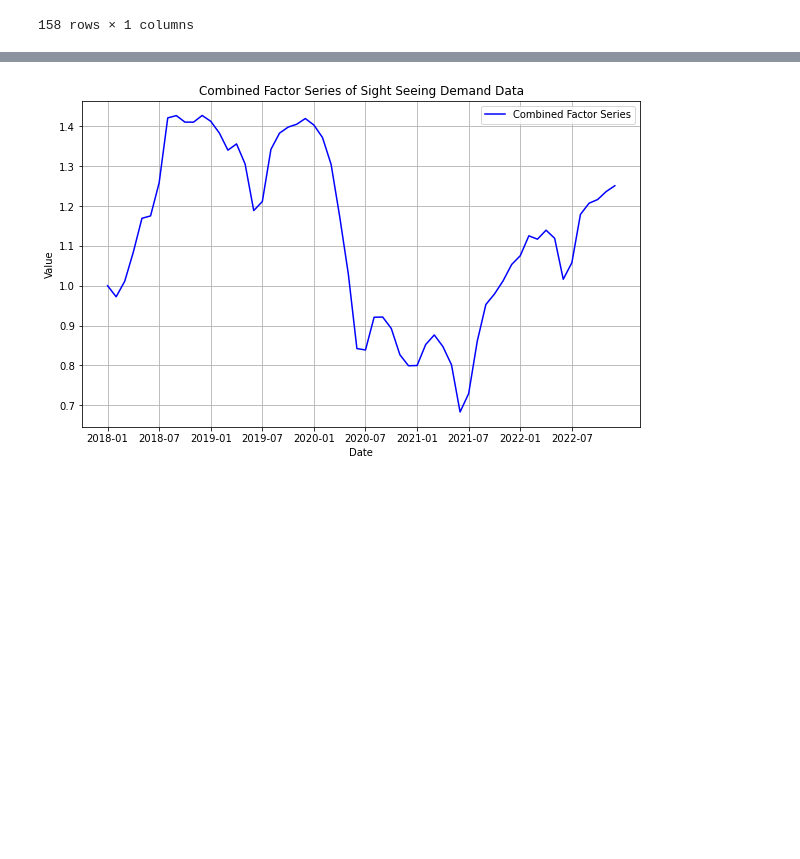
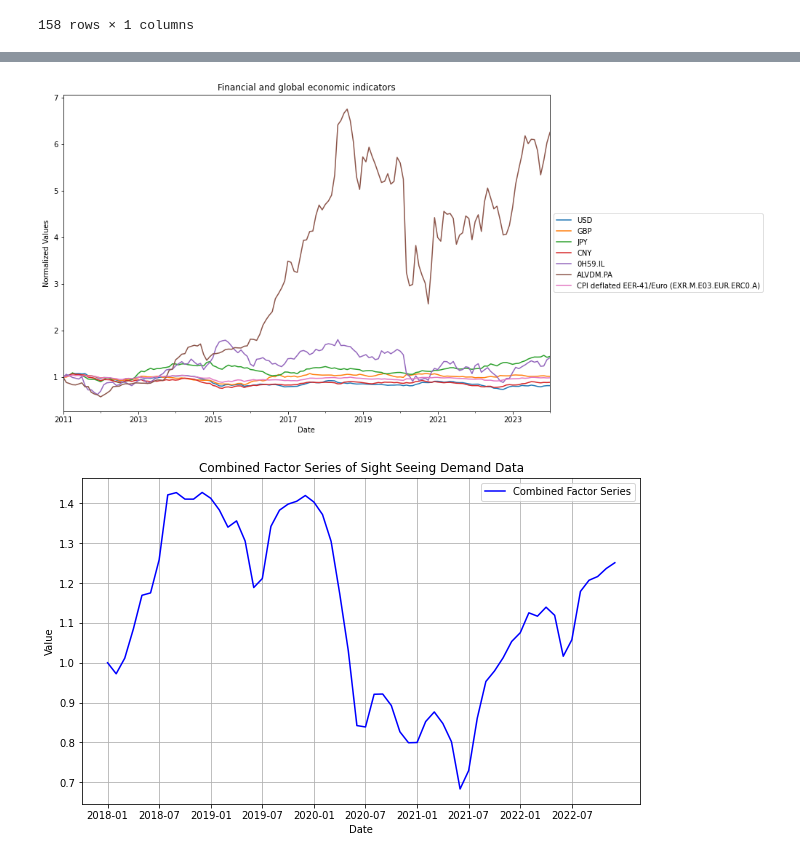
Before and after one commit to Laveine-v2/MODS206-DFM, a Jupyter notebook: Data_analysis.ipynb, the cells around one changed output, grey strips where cells are left out. Saved outputs shown, nothing was run; the diff lists cells and outputs as text; code cells hidden in the pictures; blank space fills up the shorter version.

```diff
--- a/Data_analysis.ipynb
+++ b/Data_analysis.ipynb
@@ -202,3 +213,12 @@ data
+# %%
+ax = data[['USD','GBP','JPY','CNY','0H59.IL','ALVDM.PA','CPI deflated EER-41/Euro (EXR.M.E03.EUR.ERC0.A)']].plot(figsize=(12, 8))
+plt.title('Financial and global economic indicators')
+plt.xlabel('Date')
+plt.ylabel('Normalized Values')
+ax.legend(loc='center left', bbox_to_anchor=(1, 0.5))
+plt.show()
+# %% [output]
+[figure, added]
 # %%
 # Factor series using simple moving average
 def calculate_sma(series, window=10):
```
Also changed, not shown: parts of 9 cells of this notebook.
